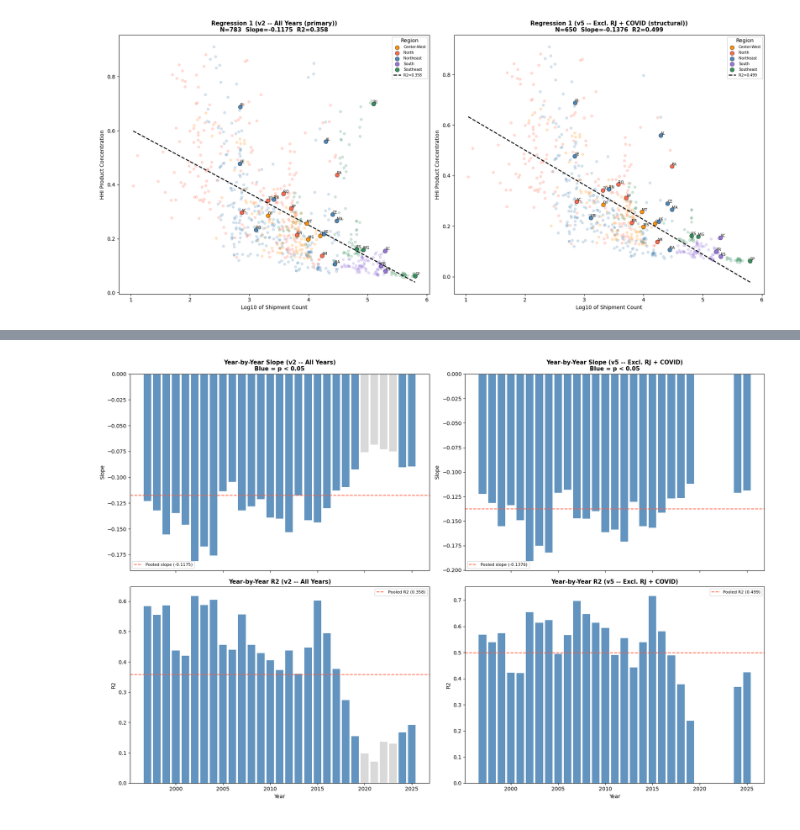
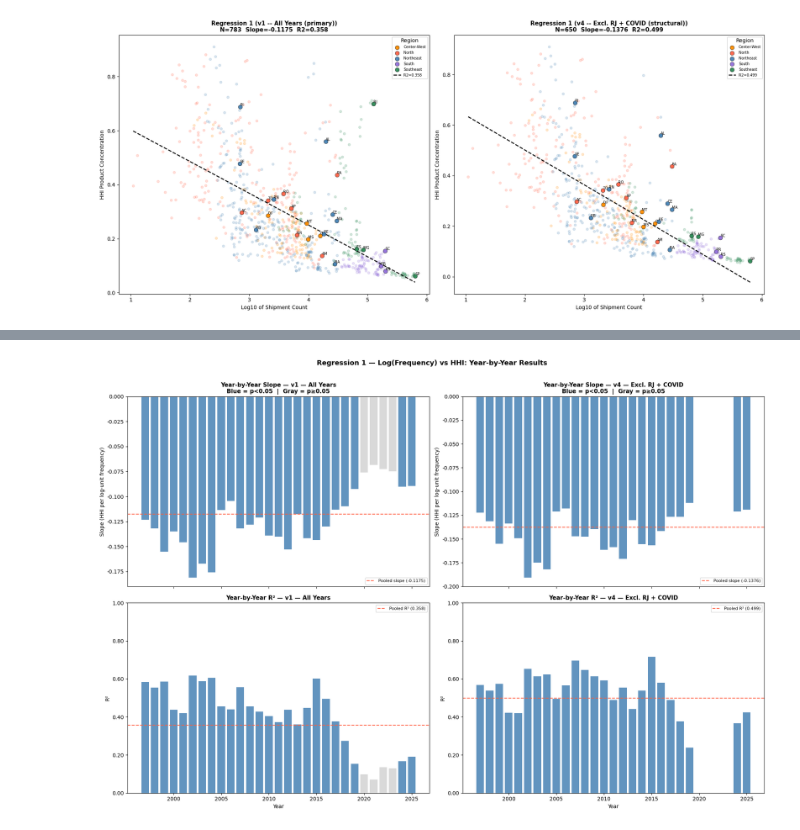
Before and after one commit to Eduardo-kohn/brazil-state-trade-analysis, a Jupyter notebook: SRC/Analysis/step2c_regression_analysis.ipynb, the cells around one changed output, grey strips where cells are left out. Drawn from its saved outputs; the diff is of its cells as text; code cells hidden in the pictures.

```diff
--- a/SRC/Analysis/step2c_regression_analysis.ipynb
+++ b/SRC/Analysis/step2c_regression_analysis.ipynb
@@ -221,14 +281,0 @@ Helper function defined.
-# %%
-## Build all five specifications from the base panel
-v2 = df_panel_base.copy()                                                   ## all years, geo only
-v3 = df_panel_base[~df_panel_base['year'].isin(COVID_EXCLUDE)].copy()       ## excl. COVID
-v4 = df_panel_base[df_panel_base['uf'] != 'RJ'].copy()                      ## excl. RJ
-v5 = df_panel_base[(df_panel_base['uf'] != 'RJ') &                          ## excl. RJ + COVID
-                   (~df_panel_base['year'].isin(COVID_EXCLUDE))].copy()
-
-print('Regression 1 -- all specifications')
-print('-' * 70)
-slope_v2, r2_v2, p_v2, se_v2, df_yearly_v2 = run_reg1(v2, 'v2 -- all years, geo regions only')
-slope_v3, r2_v3, p_v3, se_v3, df_yearly_v3 = run_reg1(v3, 'v3 -- excl. COVID')
-slope_v4, r2_v4, p_v4, se_v4, df_yearly_v4 = run_reg1(v4, 'v4 -- excl. RJ')
-slope_v5, r2_v5, p_v5, se_v5, df_yearly_v5 = run_reg1(v5, 'v5 -- excl. RJ + COVID (preferred)')
@@ -253,8 +317,8 @@ Regression 1 -- all specifications
 fig, (ax1, ax2) = plt.subplots(1, 2, figsize=(18, 8))
 
 for ax, panel, slope, r2, label in [
-    (ax1, v2, slope_v2, r2_v2, f'v2 -- All Years (primary)'),
-    (ax2, v5, slope_v5, r2_v5, f'v5 -- Excl. RJ + COVID (structural)'),
+    (ax1, v1, slope_v1, r2_v1, f'v1 -- All Years (primary)'),
+    (ax2, v4, slope_v4, r2_v4, f'v4 -- Excl. RJ + COVID (structural)'),
 ]:
     x = np.linspace(panel['log_freq'].min(), panel['log_freq'].max(), 100)
     y = slope * x + (panel['hhi'].mean() - slope * panel['log_freq'].mean())
@@ -289,34 +393,85 @@ plt.show()
 # %%
 fig, axes = plt.subplots(2, 2, figsize=(18, 12), sharex=True)
 
 for col, (df_y, slope_pool, r2_pool, label) in enumerate([
-    (df_yearly_v2, slope_v2, r2_v2, 'v2 -- All Years'),
-    (df_yearly_v5, slope_v5, r2_v5, 'v5 -- Excl. RJ + COVID'),
+    (df_yearly_v1, slope_v1, r2_v1, 'v1 — All Years'),
+    (df_yearly_v4, slope_v4, r2_v4, 'v4 — Excl. RJ + COVID'),
 ]):
     colors = ['steelblue' if p < 0.05 else 'lightgray' for p in df_y['p_value']]
+
+    ## Row 0 — Year-by-year slope
     axes[0, col].bar(df_y['year'], df_y['slope'], color=colors, alpha=0.85)
     axes[0, col].axhline(y=0, color='black', linewidth=0.8)
     axes[0, col].axhline(y=slope_pool, color='tomato', linewidth=1.5, linestyle='--',
                          label=f'Pooled slope ({slope_pool:.4f})')
-    axes[0, col].set_title(f'Year-by-Year Slope ({label})\nBlue = p < 0.05',
+    axes[0, col].set_title(f'Year-by-Year Slope — {label}\nBlue = p<0.05  |  Gray = p≥0.05',
                             fontsize=11, fontweight='bold')
-    axes[0, col].set_ylabel('Slope')
+    axes[0, col].set_ylabel('Slope (HHI per log-unit frequency)')
     axes[0, col].legend(fontsize=8)
+    axes[0, col].yaxis.set_major_formatter(mticker.FormatStrFormatter('%.3f'))
+
+    ## Row 1 — Year-by-year R²
     axes[1, col].bar(df_y['year'], df_y['r_squared'], color=colors, alpha=0.85)
     axes[1, col].axhline(y=r2_pool, color='tomato', linewidth=1.5, linestyle='--',
-                         label=f'Pooled R2 ({r2_pool:.3f})')
-    axes[1, col].set_title(f'Year-by-Year R2 ({label})', fontsize=11, fontweight='bold')
-    axes[1, col].set_ylabel('R2')
+                         label=f'Pooled R² ({r2_pool:.3f})')
+    axes[1, col].set_title(f'Year-by-Year R² — {label}',
+                            fontsize=11, fontweight='bold')
+    axes[1, col].set_ylabel('R²')
     axes[1, col].set_xlabel('Year')
     axes[1, col].legend(fontsize=8)
+    axes[1, col].set_ylim(0, 1)
+    axes[1, col].yaxis.set_major_formatter(mticker.FormatStrFormatter('%.2f'))
 
+plt.suptitle('Regression 1 — Log(Frequency) vs HHI: Year-by-Year Results',
+             fontsize=13, fontweight='bold', y=1.01)
 plt.tight_layout()
-plt.savefig('output_2c1_reg1_yearly.png', dpi=150)
+plt.savefig('output_2c1_reg1_yearly.png', dpi=150, bbox_inches='tight')
 plt.show()
 
-print('v2 year-by-year:')
-print(df_yearly_v2.to_string(index=False))
-print('\nv5 year-by-year:')
-print(df_yearly_v5.to_string(index=False))
+## Styled year-by-year tables
+for df_y, label in [(df_yearly_v1, 'v1 — All Years'),
+                    (df_yearly_v4, 'v4 — Excl. RJ + COVID (Preferred)')]:
+
+    df_display = df_y.copy()
+
+    ## Step 1 — apply highlight BEFORE formatting so p_value is still numeric
+    def highlight_sig(row):
+        color = 'background-color: #d4edda' if row['p_value'] < 0.05 \
+                else 'background-color: #f8d7da'
+        return [color] * len(row)
+
+    ## Step 2 — build styled object on numeric dataframe
+    styled = df_display.style.apply(highlight_sig, axis=1)
+
+    ## Step 3 — format values AFTER highlight is applied
+    styled = styled.format({
+        'slope'     : '{:.4f}',
+        'r_squared' : '{:.4f}',
+        'p_value'   : '{:.4f}',
+        'n'         : '{:.0f}',
+    })
+
+    ## Step 4 — rename columns for display
+    styled = styled.relabel_index(
+        ['Year', 'Slope', 'R²', 'p-value', 'N'],
+        axis='columns'
+    )
+
+    styled = (
+        styled
+        .set_caption(f'Regression 1 — Year-by-Year Results: {label}')
+        .set_properties(**{'text-align': 'center'})
+        .set_table_styles([
+            {'selector': 'caption',
+             'props'   : [('font-size', '12px'), ('font-weight', 'bold'),
+                          ('text-align', 'left'), ('padding-bottom', '6px')]},
+            {'selector': 'th',
+             'props'   : [('background-color', '#2c3e50'), ('color', 'white'),
+                          ('font-weight', 'bold'), ('text-align', 'center')]},
+        ])
+        .hide(axis='index')
+    )
+
+    display(styled)
 # %% [output]
-[figure, old version]
+[figure, new version]
```
Also changed, not shown: parts of 33 cells of this notebook, 2 other files.
